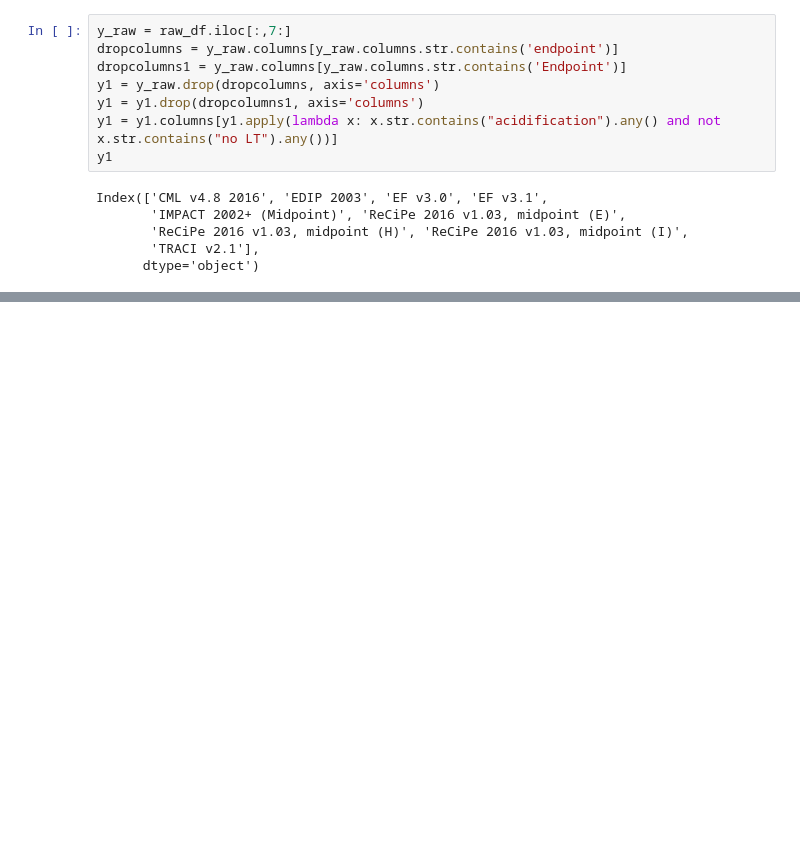
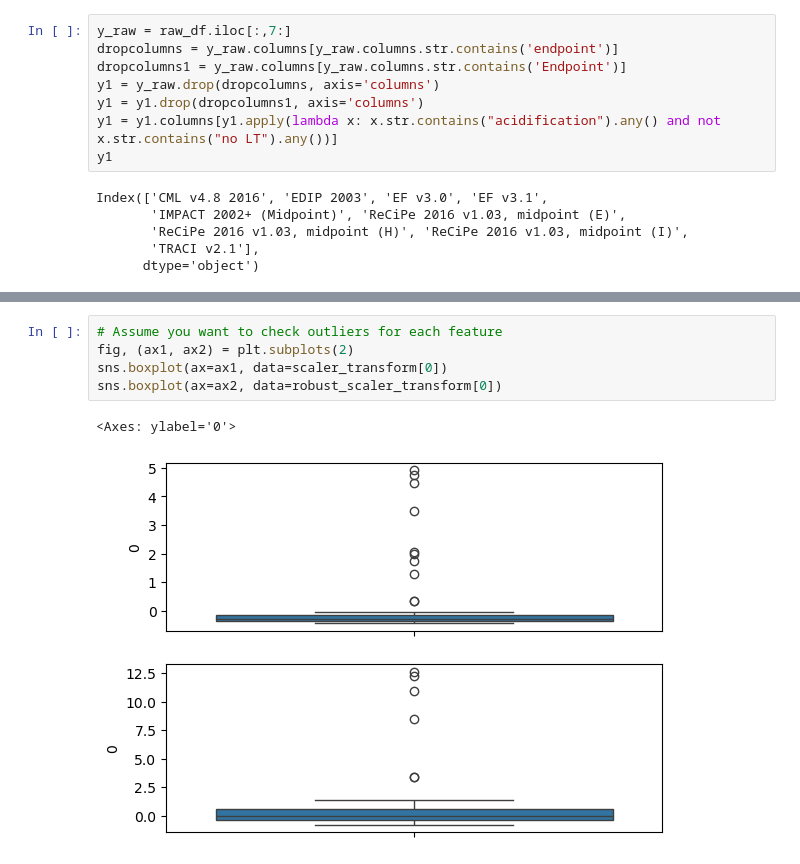
Before and after one commit to adsmer2/LCIA-impact-translator, a Jupyter notebook: EI391_ML.ipynb, the cells around one changed output, grey strips where cells are left out. Saved outputs shown, nothing was run; the diff lists cells and outputs as text; blank space fills up the shorter version.

```diff
--- a/EI391_ML.ipynb
+++ b/EI391_ML.ipynb
@@ -156,0 +198,8 @@ len(y)
+# %%
+# Assume you want to check outliers for each feature
+fig, (ax1, ax2) = plt.subplots(2)
+sns.boxplot(ax=ax1, data=scaler_transform[0])
+sns.boxplot(ax=ax2, data=robust_scaler_transform[0])
+# %% [output]
+<Axes: ylabel='0'>
+[figure, added]
```
Also changed, not shown: parts of 31 cells of this notebook.
